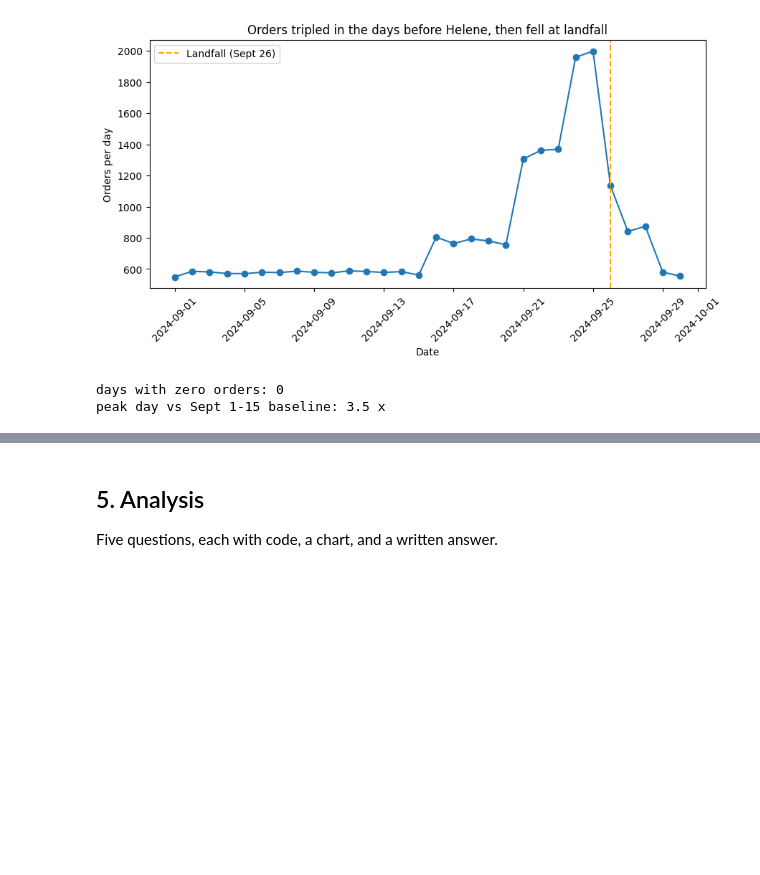
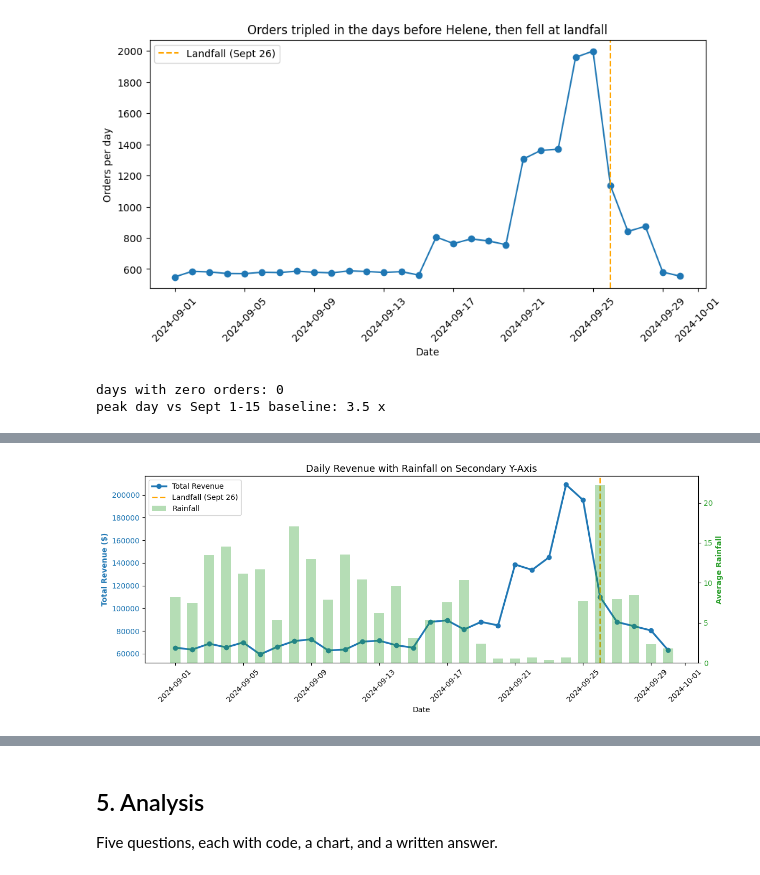
Before and after one commit to elijahschoeniger-cpu/Walmart-Project-1-, a Jupyter notebook: notebooks/team_notebook.ipynb, the cells around one changed output, grey strips where cells are left out. Cells and saved outputs as stored; diff of their text form; code cells hidden in the pictures; blank space fills up the shorter version.

```diff
--- a/notebooks/team_notebook.ipynb
+++ b/notebooks/team_notebook.ipynb
@@ -594,0 +734,53 @@ matches the saved copy: False
+# %%
+# Investigate daily sales volume/revenue vs. rainfall and precipitation
+daily_summary = weather_live.groupby('date').agg(
+    total_revenue=('total_revenue', 'sum'),
+    total_units=('total_units', 'sum'),
+    avg_precipitation=('precipitation_sum', 'mean'),
+    avg_windspeed=('windspeed_10m_max', 'mean')
+).reset_index()
+
+fig, ax1 = plt.subplots(figsize=(12, 5))
+
+# Primary Y-Axis (Left): Total Revenue (Line Chart)
+color_rev = '#1f77b4'  # Blue
+ax1.set_xlabel('Date')
+ax1.set_ylabel('Total Revenue ($)', color=color_rev, fontweight='bold')
+line_rev = ax1.plot(
+    daily_summary['date'],
+    daily_summary['total_revenue'],
+    color=color_rev,
+    marker='o',
+    linewidth=2.5,
+    label='Total Revenue'
+)
+ax1.tick_params(axis='y', labelcolor=color_rev)
+
+# Secondary Y-Axis (Right): Rainfall (Bar Chart)
+ax2 = ax1.twinx()  # Moves rainfall to the secondary axis on the right
+color_rain = '#2ca02c'  # Green
+ax2.set_ylabel('Average Rainfall', color=color_rain, fontweight='bold')
+bars_rain = ax2.bar(
+    daily_summary['date'],
+    daily_summary['avg_precipitation'],
+    color=color_rain,
+    alpha=0.35,  # Transparency so revenue line remains clearly visible
+    width=0.6,
+    label='Rainfall'
+)
+ax2.tick_params(axis='y', labelcolor=color_rain)
+
+# Reference Line: Landfall Date
+line_landfall = ax1.axvline(LANDFALL, color='orange', linestyle='--', linewidth=2, label='Landfall (Sept 26)')
+
+# Combine legends from both axes
+handles1, labels1 = ax1.get_legend_handles_labels()
+handles2, labels2 = ax2.get_legend_handles_labels()
+ax1.legend(handles1 + handles2, labels1 + labels2, loc='upper left')
+
+plt.title('Daily Revenue with Rainfall on Secondary Y-Axis', fontsize=13)
+ax1.tick_params(axis='x', rotation=45)
+fig.tight_layout()
+plt.show()
+# %% [output]
+[figure, added]
```
Also changed, not shown: parts of 16 cells of this notebook.
